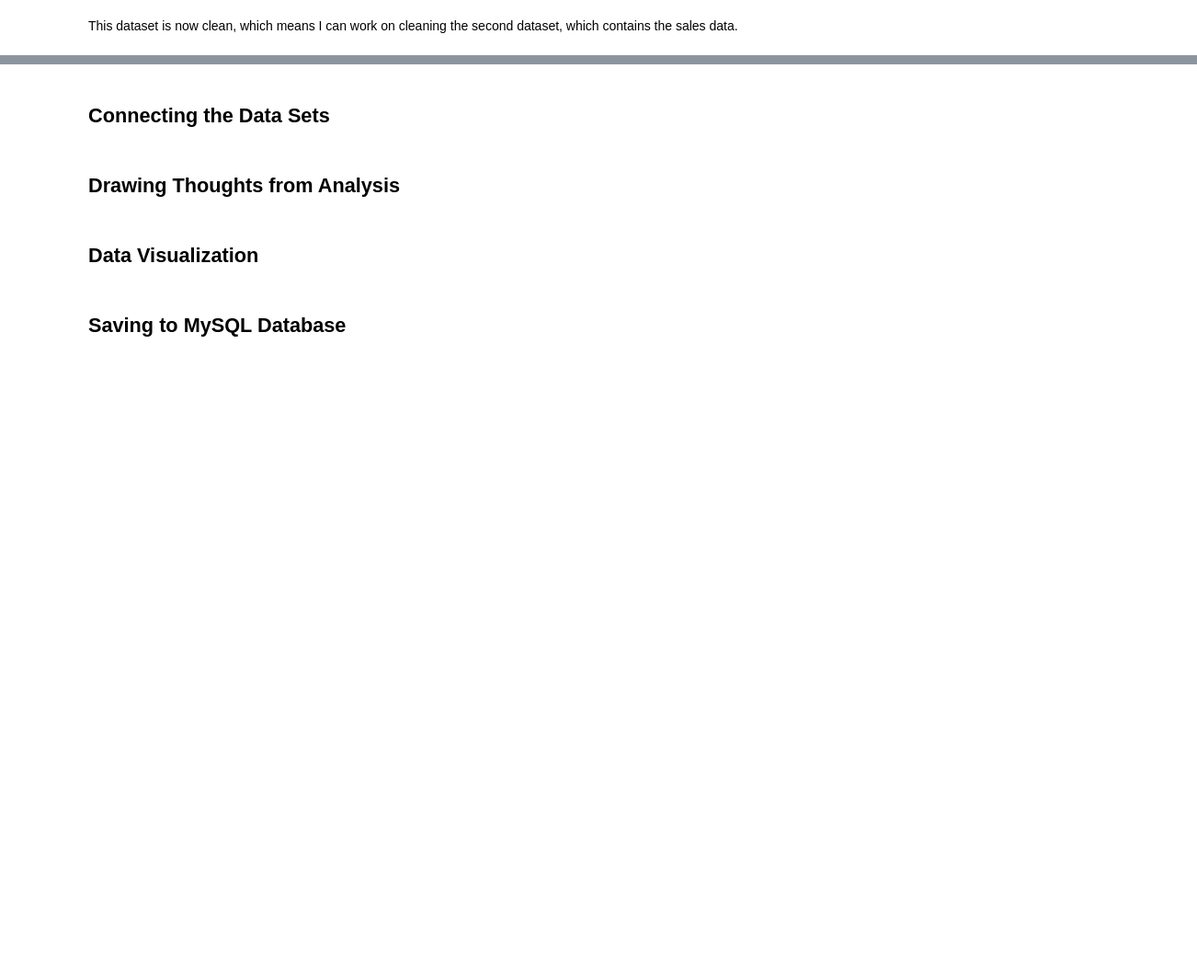
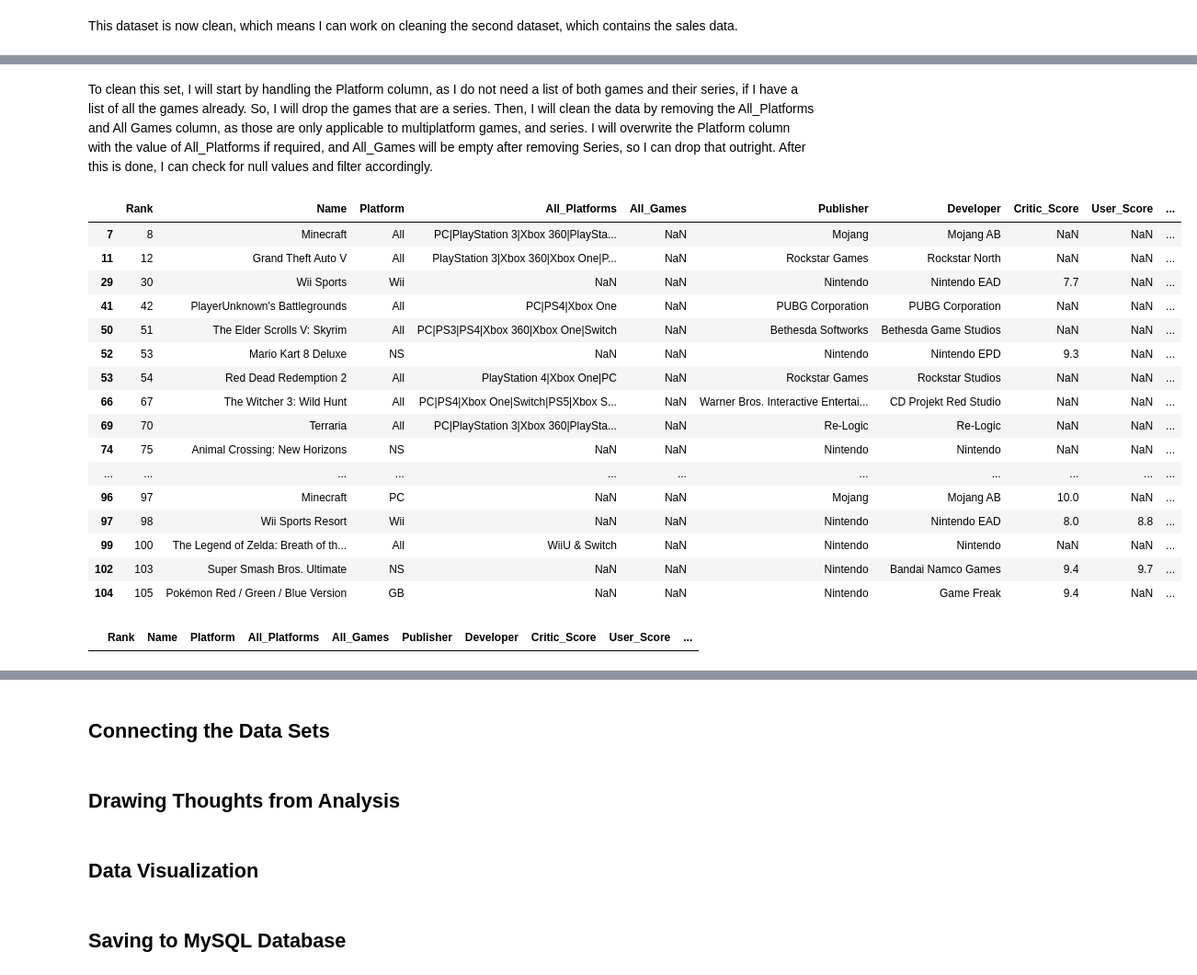
Before and after one commit to Rayan-Arshed/Data-Pipeline-Assessment-Video-Game-Data, a Jupyter notebook: Data-Pipeline-Assessment.ipynb, the cells around one changed output, grey strips where cells are left out. Shown at 92% size. Cells and saved outputs as stored; diff of their text form; code cells hidden in the pictures; blank space fills up the shorter version.

Commit message:
Sales data transformed, redundant columns droppped

```diff
--- a/Data-Pipeline-Assessment.ipynb
+++ b/Data-Pipeline-Assessment.ipynb
@@ -307,0 +317,31 @@ This dataset is now clean, which means I can work on cleaning the second dataset
+# %% [markdown]
+To clean this set, I will start by handling the Platform column, as I do not need a list of both games and their series, if I have a list of all the games already. So, I will drop the games that are a series. Then, I will clean the data by removing the All_Platforms and All Games column, as those are only applicable to multiplatform games, and series. I will overwrite the Platform column with the value of All_Platforms if required, and All_Games will be empty after removing Series, so I can drop that outright. After this is done, I can check for null values and filter accordingly.
+# %%
+# Dropping rows where the Platform == Series
+df_sales = df_sales.drop(df_sales[df_sales["Platform"] == "Series"].index)
+
+df_sales.head(20)
+# %% [output]
+|  | Rank | Name | Platform | All_Platforms | All_Games | Publisher | Developer | Critic_Score | User_Score | ... |
+| 7 | 8 | Minecraft | All | PC|PlayStation 3|Xbox 360|PlaySta... | NaN | Mojang | Mojang AB | NaN | NaN | ... |
+| 11 | 12 | Grand Theft Auto V | All | PlayStation 3|Xbox 360|Xbox One|P... | NaN | Rockstar Games | Rockstar North | NaN | NaN | ... |
+| 29 | 30 | Wii Sports | Wii | NaN | NaN | Nintendo | Nintendo EAD | 7.7 | NaN | ... |
+| 41 | 42 | PlayerUnknown's Battlegrounds | All | PC|PS4|Xbox One | NaN | PUBG Corporation | PUBG Corporation | NaN | NaN | ... |
+| 50 | 51 | The Elder Scrolls V: Skyrim | All | PC|PS3|PS4|Xbox 360|Xbox One|Switch | NaN | Bethesda Softworks | Bethesda Game Studios | NaN | NaN | ... |
+| 52 | 53 | Mario Kart 8 Deluxe | NS | NaN | NaN | Nintendo | Nintendo EPD | 9.3 | NaN | ... |
+| 53 | 54 | Red Dead Redemption 2 | All | PlayStation 4|Xbox One|PC | NaN | Rockstar Games | Rockstar Studios | NaN | NaN | ... |
+| 66 | 67 | The Witcher 3: Wild Hunt | All | PC|PS4|Xbox One|Switch|PS5|Xbox S... | NaN | Warner Bros. Interactive Entertai... | CD Projekt Red Studio | NaN | NaN | ... |
+| 69 | 70 | Terraria | All | PC|PlayStation 3|Xbox 360|PlaySta... | NaN | Re-Logic | Re-Logic | NaN | NaN | ... |
+| 74 | 75 | Animal Crossing: New Horizons | NS | NaN | NaN | Nintendo | Nintendo | NaN | NaN | ... |
+| ... | ... | ... | ... | ... | ... | ... | ... | ... | ... | ... |
+| 96 | 97 | Minecraft | PC | NaN | NaN | Mojang | Mojang AB | 10.0 | NaN | ... |
+| 97 | 98 | Wii Sports Resort | Wii | NaN | NaN | Nintendo | Nintendo EAD | 8.0 | 8.8 | ... |
+| 99 | 100 | The Legend of Zelda: Breath of th... | All | WiiU & Switch | NaN | Nintendo | Nintendo | NaN | NaN | ... |
+| 102 | 103 | Super Smash Bros. Ultimate | NS | NaN | NaN | Nintendo | Bandai Namco Games | 9.4 | 9.7 | ... |
+| 104 | 105 | Pokémon Red / Green / Blue Version | GB | NaN | NaN | Nintendo | Game Freak | 9.4 | NaN | ... |
+# %%
+# Checking there is no more Series in the dataset
+
+df_sales.loc[df_sales["Platform"] == "Series"]
+# %% [output]
+|  | Rank | Name | Platform | All_Platforms | All_Games | Publisher | Developer | Critic_Score | User_Score | ... |
```
Also changed, not shown: parts of 7 cells of this notebook.
